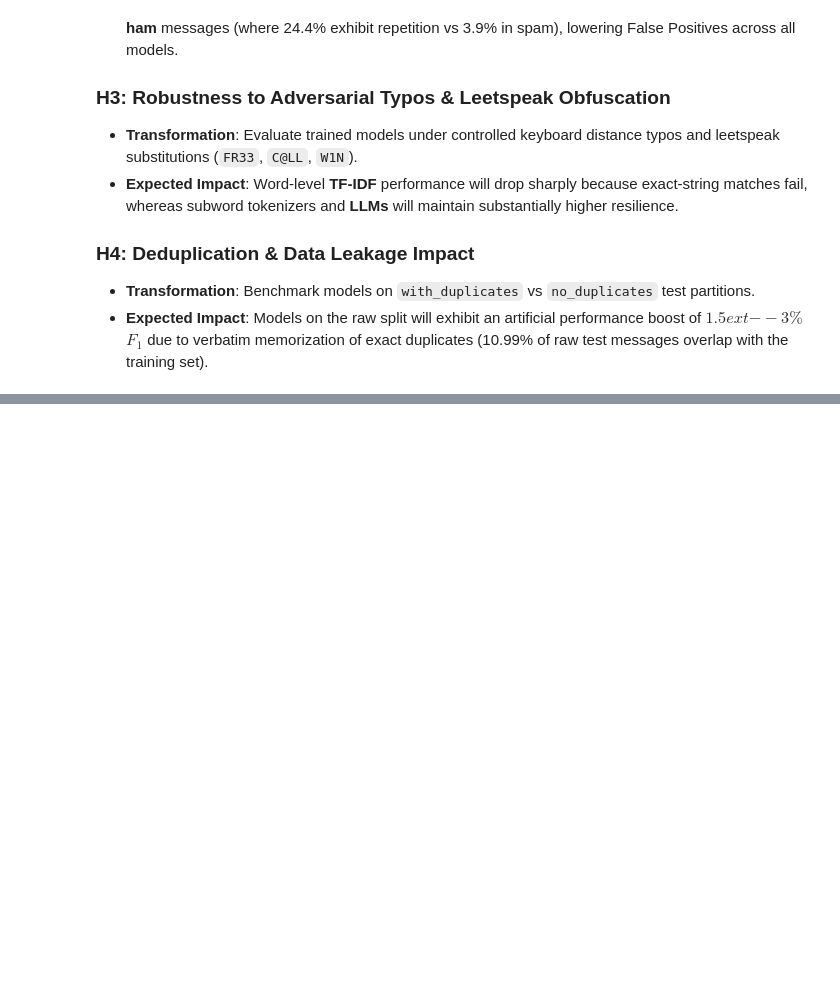
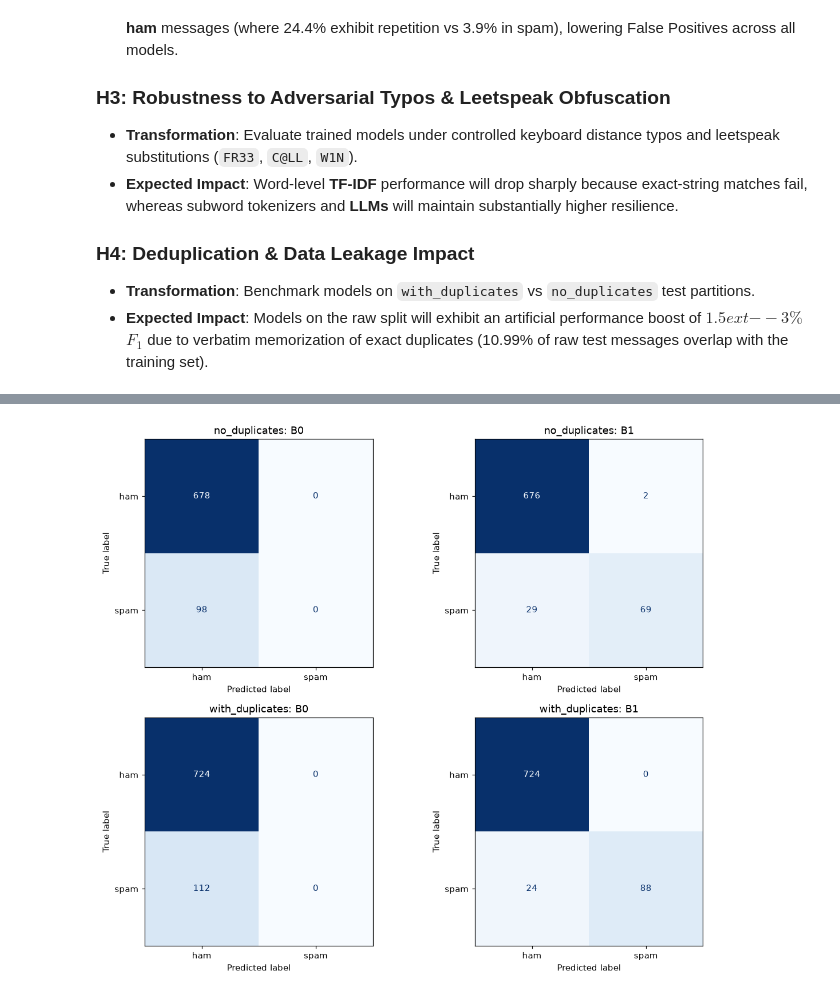
Before and after one commit to Egor332/PPD_Proj, a Jupyter notebook: eda.ipynb, the cells around one changed output, grey strips where cells are left out. Cells and saved outputs as stored; diff of their text form; code cells hidden in the pictures; blank space fills up the shorter version.

```diff
--- a/eda.ipynb
+++ b/eda.ipynb
@@ -797,0 +838,23 @@ Based on the EDA findings and project scope, we formulate 4 concise, testable hy
+# %%
+baseline_results = [
+    run_experiment(
+        model_name,
+        dataset_variant=dataset_variant,
+        config=baseline_config,
+        output_dir=RESULTS_DIR,
+    )
+    for dataset_variant in ("no_duplicates", "with_duplicates")
+    for model_name in ("B0", "B1")
+]
+
+baseline_summary = pd.DataFrame([result.summary() for result in baseline_results])
+baseline_summary.to_csv(RESULTS_DIR / "summary.csv", index=False)
+
+display(baseline_summary[[
+    "dataset_variant", "model", "f1_spam", "precision_spam", "recall_spam",
+    "macro_f1", "accuracy", "pr_auc", "average_precision", "fp", "fn",
+]].round(4))
+display(baseline_summary[[
+    "dataset_variant", "model", "train_seconds", "inference_seconds",
+    "inference_ms_per_message",
+]].round(6))
@@ -797,0 +872,15 @@ Based on the EDA findings and project scope, we formulate 4 concise, testable hy
+# %%
+fig, axes = plt.subplots(2, 2, figsize=(11, 9))
+
+for result, ax in zip(baseline_results, axes.flat):
+    ConfusionMatrixDisplay(
+        confusion_matrix=np.array(result.metrics["confusion_matrix"]),
+        display_labels=result.metrics["class_labels"],
+    ).plot(ax=ax, colorbar=False, cmap="Blues")
+    ax.set_title(f"{result.dataset_variant}: {result.model_name}")
+
+fig.tight_layout()
+display(fig)
+plt.close(fig)
+# %% [output]
+[figure, added]
```
Also changed, not shown: parts of 3 cells of this notebook, 24 other files.
